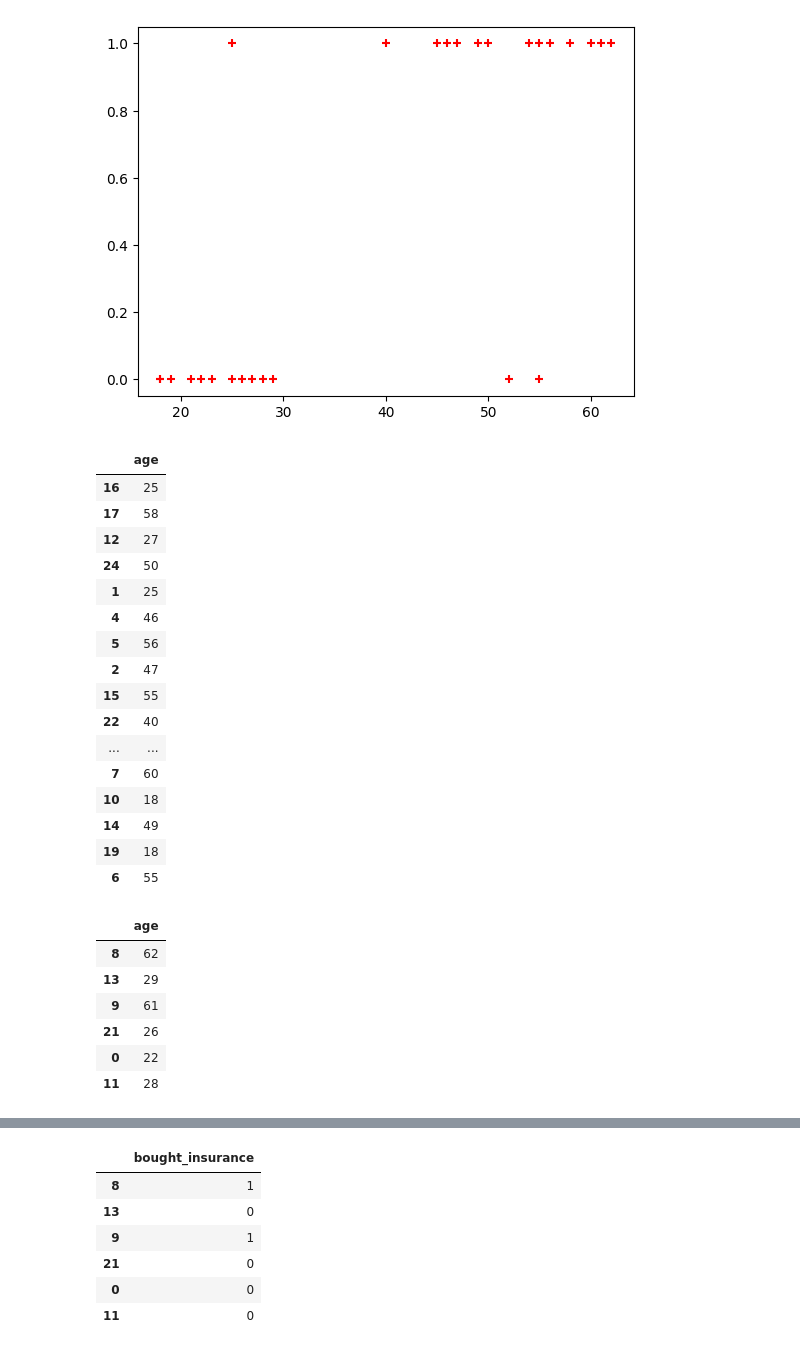
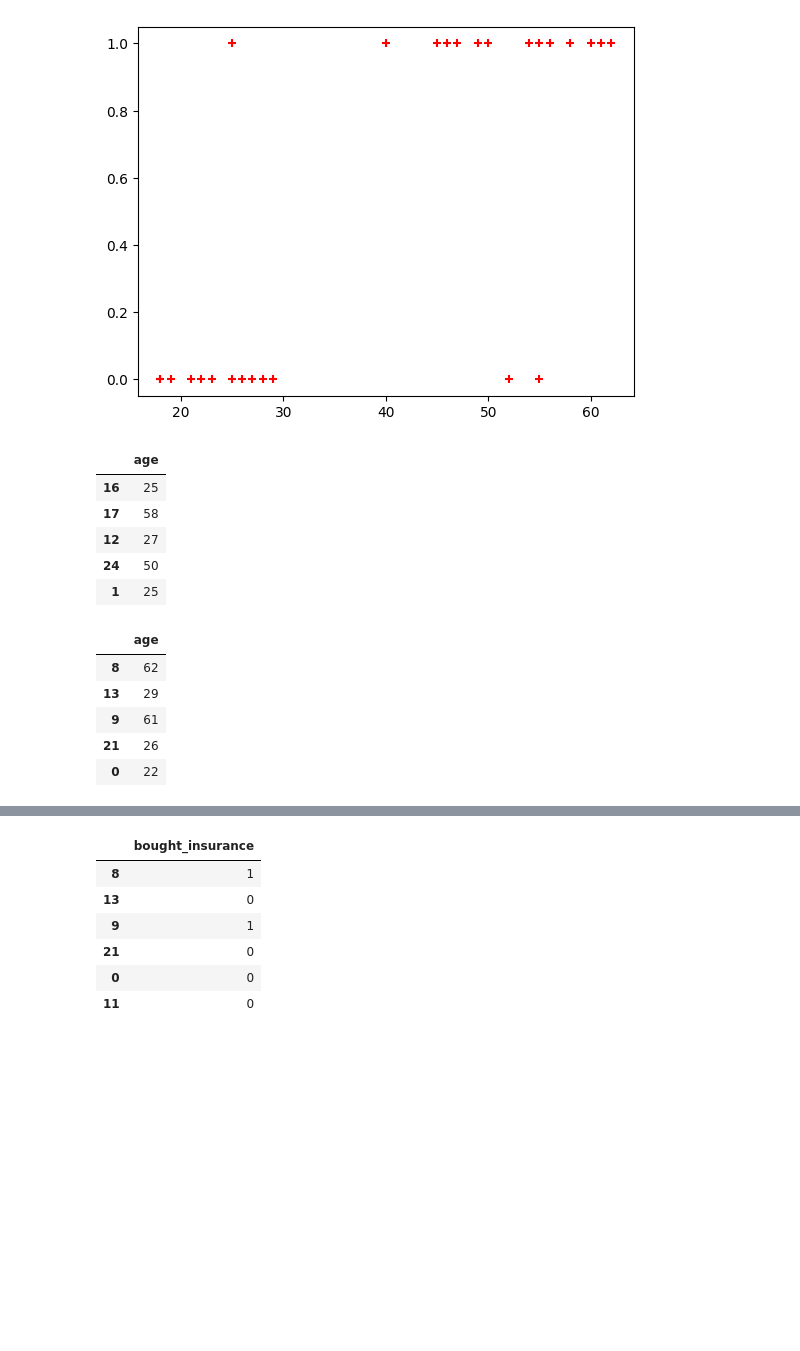
Before and after one commit to tasdid25/Machine-learning, a Jupyter notebook: Binary_logistic_regression.ipynb, the cells around one changed output, grey strips where cells are left out. Drawn from its saved outputs; the diff is of its cells as text; code cells hidden in the pictures; blank space fills up the shorter version.

```diff
--- a/Binary_logistic_regression.ipynb
+++ b/Binary_logistic_regression.ipynb
@@ -39,27 +28,16 @@ from sklearn.model_selection import train_test_split
 # %%
 X_train, X_test, y_train, y_test = train_test_split(df[['age']], df.bought_insurance, train_size=0.8, random_state=42)
 # %%
-X_train
+X_train.head()
 # %% [output]
 |  | age |
 | 16 | 25 |
 | 17 | 58 |
 | 12 | 27 |
 | 24 | 50 |
 | 1 | 25 |
-| 4 | 46 |
-| 5 | 56 |
-| 2 | 47 |
-| 15 | 55 |
-| 22 | 40 |
-| ... | ... |
-| 7 | 60 |
-| 10 | 18 |
-| 14 | 49 |
-| 19 | 18 |
-| 6 | 55 |
 # %%
-X_test
+X_test.head()
 # %% [output]
 |  | age |
 | 8 | 62 |
@@ -67,5 +45,4 @@ X_test
 | 9 | 61 |
 | 21 | 26 |
 | 0 | 22 |
-| 11 | 28 |
 # %%
```
Also changed, not shown: parts of 2 cells of this notebook.
